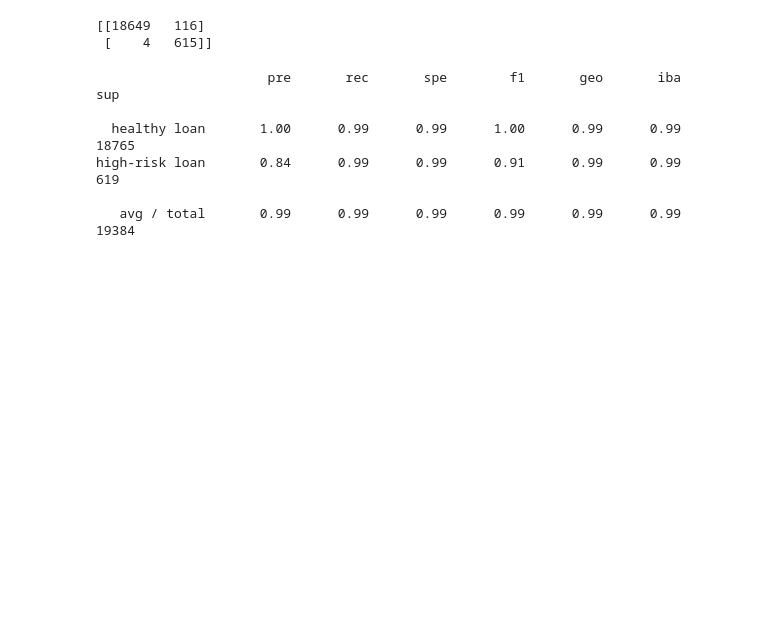
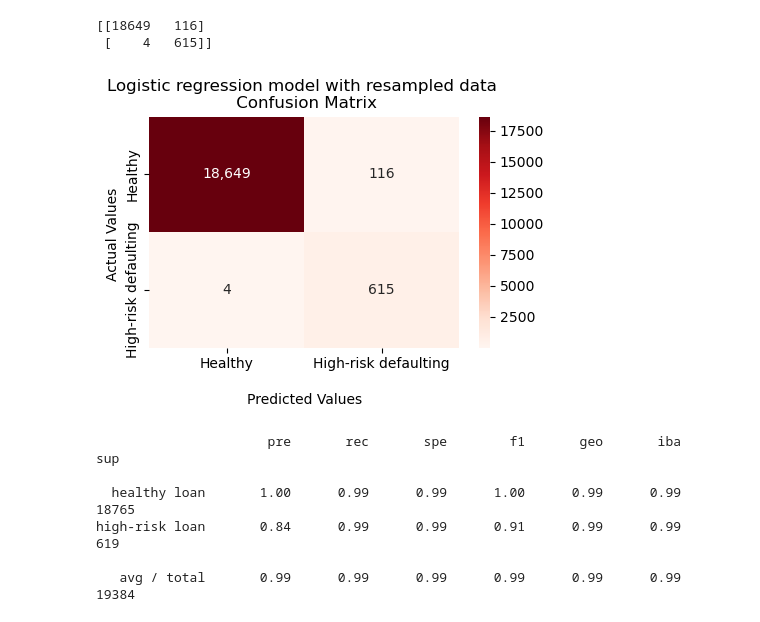
Before and after one commit to twigikit/regression-modelling, a Jupyter notebook: credit_risk_resampling.ipynb, the cells around one changed output. Drawn from its saved outputs; the diff is of its cells as text; code cells hidden in the pictures; blank space fills up the shorter version.

```diff
--- a/credit_risk_resampling.ipynb
+++ b/credit_risk_resampling.ipynb
@@ -290,6 +313,26 @@ print(confusion_matrix(y_test, predictions_res))
 # %% [output]
 [[18649   116]
  [    4   615]]
+# %%
+#plot confusion matrix using seaborn heatmap
+ax = plt.subplots(figsize= (5, 3))
+ax = sns.heatmap(confusion_matrix(y_test, predictions_res),
+                 annot=True,
+                 fmt =",.0f",
+                 cmap='Reds')
+
+ax.set_title('Logistic regression model with resampled data \n Confusion Matrix');
+ax.set_xlabel('\nPredicted Values')
+ax.set_ylabel('Actual Values ');
+
+## Ticket labels - List must be in alphabetical order
+ax.xaxis.set_ticklabels(['Healthy','High-risk defaulting'])
+ax.yaxis.set_ticklabels(['Healthy','High-risk defaulting'])
+
+## Display the visualization of the Confusion Matrix.
+plt.show()
+# %% [output]
+[figure, added]
 # %%
 # Print the classification report for the model
 print(classification_report_imbalanced(y_test, predictions_res, target_names =["healthy loan", "high-risk loan"]))
```
Also changed, not shown: parts of 4 cells of this notebook, 3 other files.
